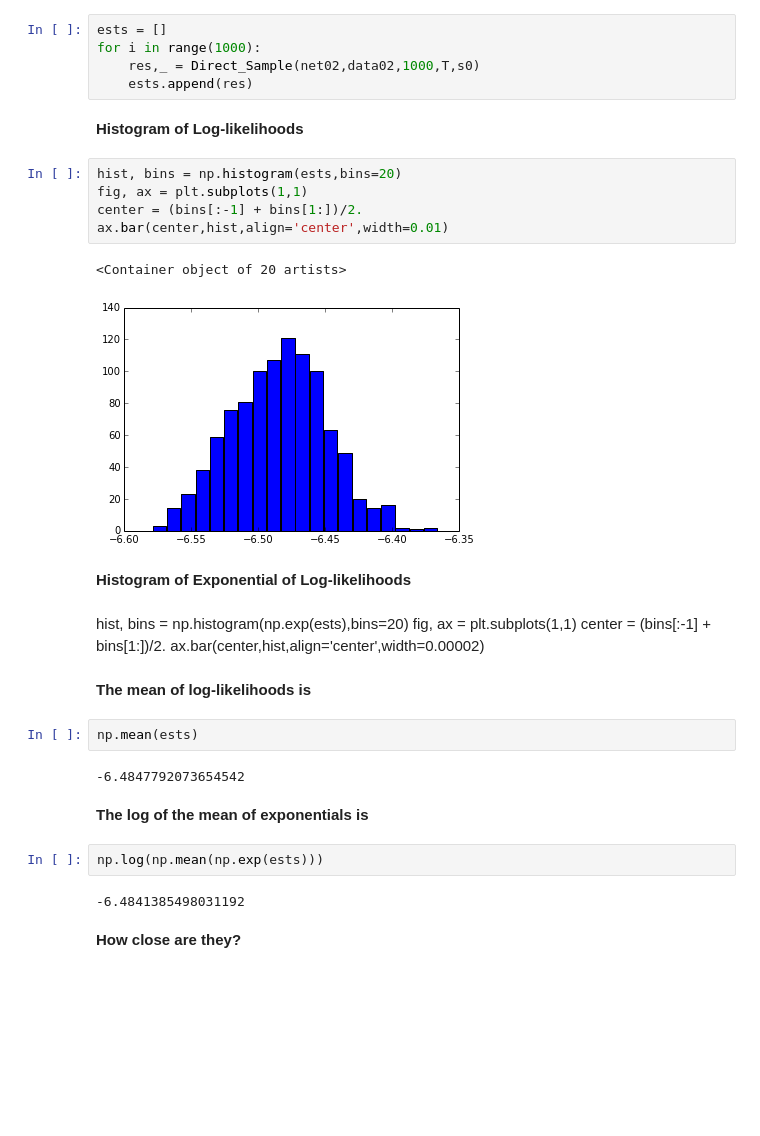
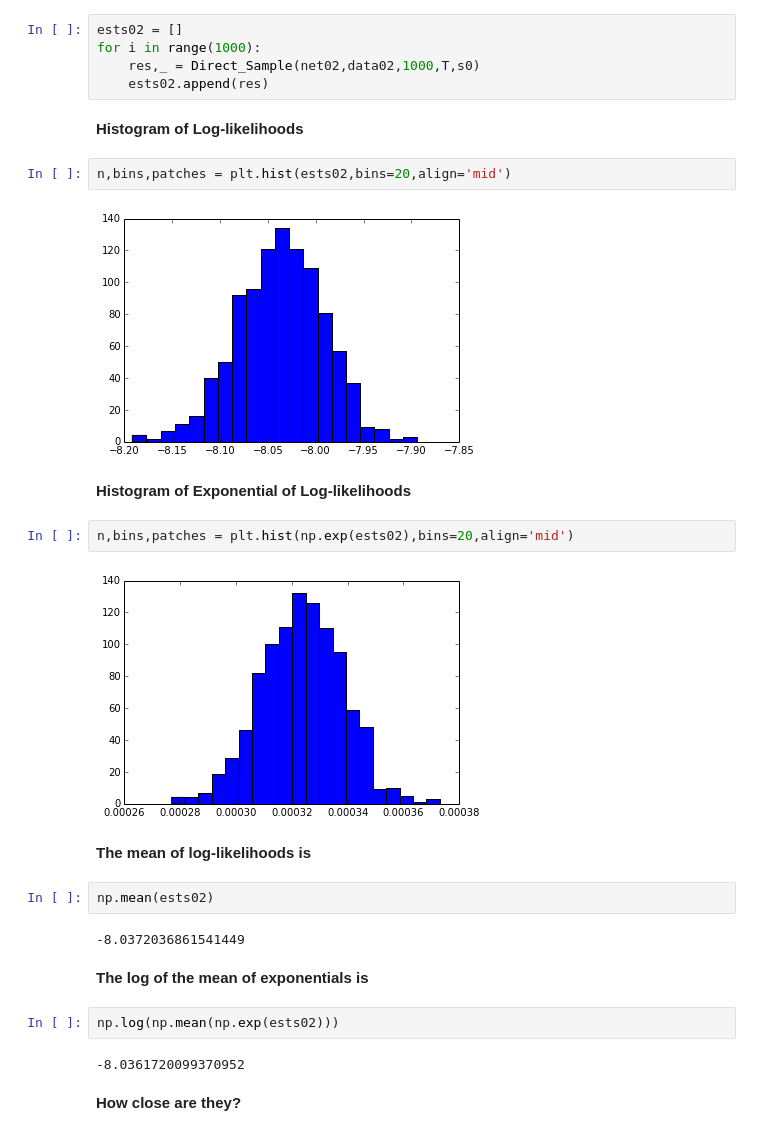
Before and after one commit to j-grana6/SFT-Nets, a Jupyter notebook: python/unbiased_mc.ipynb, the cells around one changed output. Drawn from its saved outputs; the diff is of its cells as text; blank space fills up the shorter version.

```diff
--- a/python/unbiased_mc.ipynb
+++ b/python/unbiased_mc.ipynb
@@ -65,39 +62,34 @@ The Log-likelihood distribution from the large sample is
 # %% [markdown]
 **We run with the same dataset for 1000 times.**
 # %%
-ests = []
+ests02 = []
 for i in range(1000):
     res,_ = Direct_Sample(net02,data02,1000,T,s0)
-    ests.append(res)
+    ests02.append(res)
 # %% [markdown]
 **Histogram of Log-likelihoods**
-# %%
-hist, bins = np.histogram(ests,bins=20)
-fig, ax = plt.subplots(1,1)
-center = (bins[:-1] + bins[1:])/2.
-ax.bar(center,hist,align='center',width=0.01)
-# %% [output]
-<Container object of 20 artists>
-[figure, removed]
+# %%
+n,bins,patches = plt.hist(ests02,bins=20,align='mid')
+# %% [output]
+[figure, added]
 # %% [markdown]
 **Histogram of Exponential of Log-likelihoods**
-# %% [markdown]
-hist, bins = np.histogram(np.exp(ests),bins=20)
-fig, ax = plt.subplots(1,1)
-center = (bins[:-1] + bins[1:])/2.
-ax.bar(center,hist,align='center',width=0.00002)
+# %%
+n,bins,patches = plt.hist(np.exp(ests02),bins=20,align='mid')
+# %% [output]
+[figure, added]
 # %% [markdown]
 **The mean of log-likelihoods is**
 # %%
-np.mean(ests)
+np.mean(ests02)
 # %% [output]
--6.4847792073654542
+-8.0372036861541449
 # %% [markdown]
 **The log  of the mean of exponentials is**
 # %%
-np.log(np.mean(np.exp(ests)))
+np.log(np.mean(np.exp(ests02)))
 # %% [output]
--6.4841385498031192
+-8.0361720099370952
 # %% [markdown]
 **How close are they?**
 # %%
```
Also changed, not shown: parts of 24 cells of this notebook.
